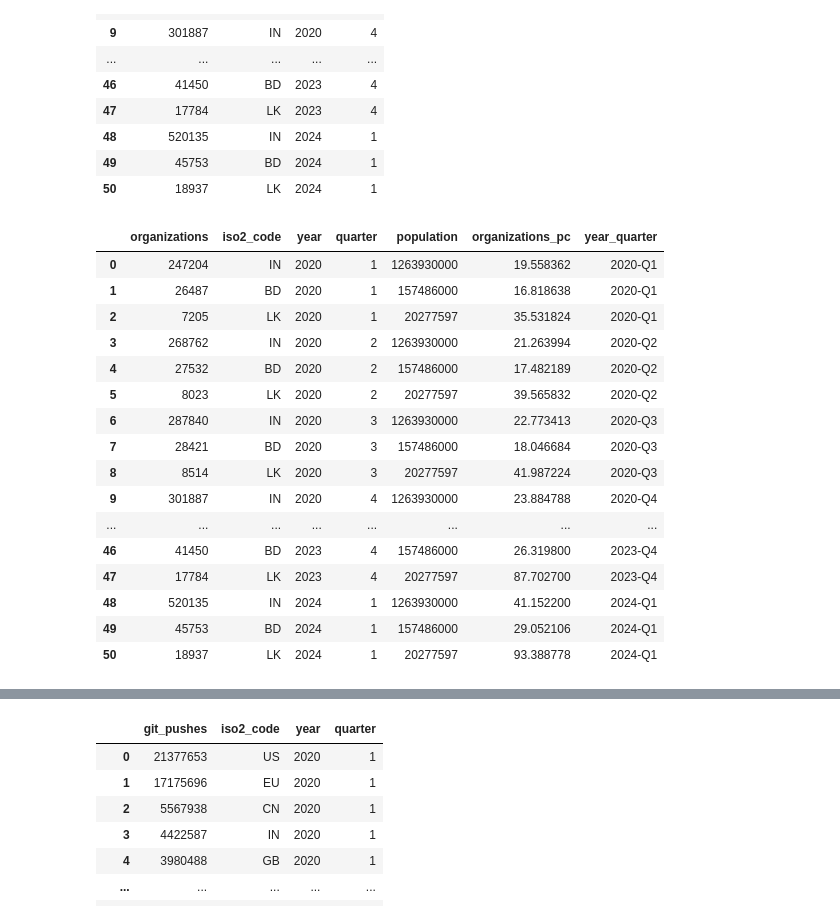
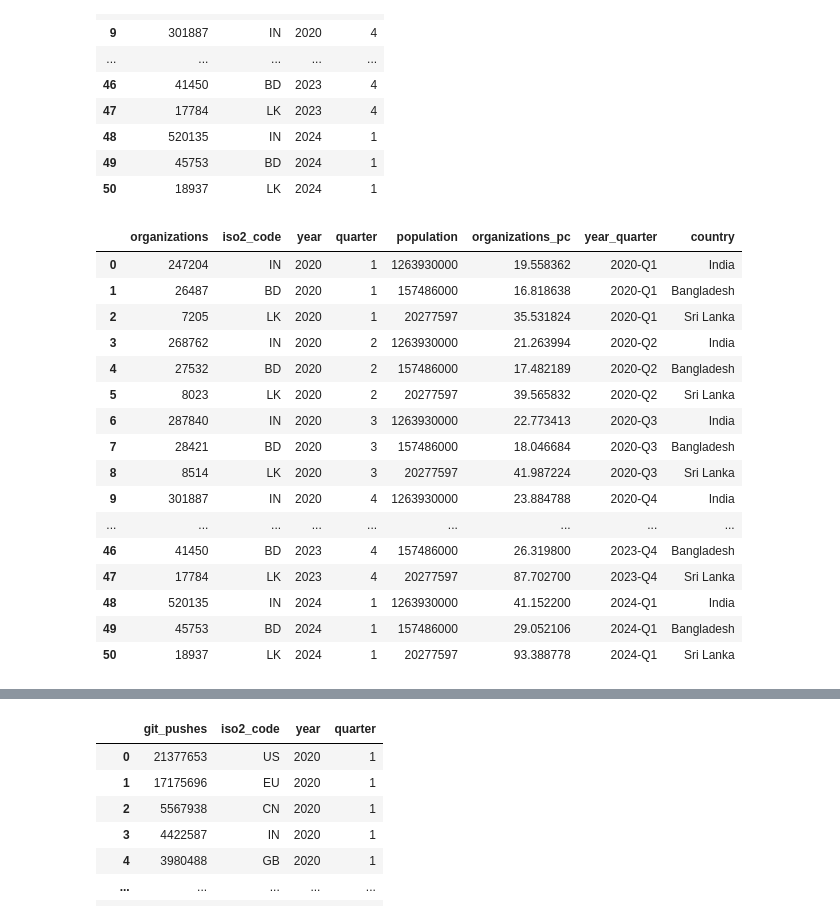
Before and after one commit to ResearchProjectsUG/GPT-Impact-GitHub, a Jupyter notebook: code/label_outcomes.ipynb, the cells around one changed output, grey strips where cells are left out. Drawn from its saved outputs; the diff is of its cells as text; code cells hidden in the pictures.

```diff
--- a/code/label_outcomes.ipynb
+++ b/code/label_outcomes.ipynb
@@ -760,32 +861,42 @@ org_update
 # %%
 # Create population
 org_update["population"] = org_update["iso2_code"].map(country_populations)
 
 # Create organizations_pc
 org_update["organizations_pc"] = (org_update["organizations"] / org_update["population"])*100000
 
 #create year-quarter
 org_update['year_quarter'] = org_update['year'].astype(str) + '-Q' + org_update['quarter'].astype(str)
 
+# Mapeo de códigos ISO a nombres de países
+country_map = {
+    'BD': 'Bangladesh',
+    'IN': 'India',
+    'LK': 'Sri Lanka'
+}
+
+# Crear una nueva columna con los nombres de los países
+org_update['country'] = org_update['iso2_code'].map(country_map)
+
 org_update
 # %% [output]
-|  | organizations | iso2_code | year | quarter | population | organizations_pc | year_quarter |
-| 0 | 247204 | IN | 2020 | 1 | 1263930000 | 19.558362 | 2020-Q1 |
-| 1 | 26487 | BD | 2020 | 1 | 157486000 | 16.818638 | 2020-Q1 |
-| 2 | 7205 | LK | 2020 | 1 | 20277597 | 35.531824 | 2020-Q1 |
-| 3 | 268762 | IN | 2020 | 2 | 1263930000 | 21.263994 | 2020-Q2 |
-| 4 | 27532 | BD | 2020 | 2 | 157486000 | 17.482189 | 2020-Q2 |
-| 5 | 8023 | LK | 2020 | 2 | 20277597 | 39.565832 | 2020-Q2 |
-| 6 | 287840 | IN | 2020 | 3 | 1263930000 | 22.773413 | 2020-Q3 |
-| 7 | 28421 | BD | 2020 | 3 | 157486000 | 18.046684 | 2020-Q3 |
-| 8 | 8514 | LK | 2020 | 3 | 20277597 | 41.987224 | 2020-Q3 |
-| 9 | 301887 | IN | 2020 | 4 | 1263930000 | 23.884788 | 2020-Q4 |
-| ... | ... | ... | ... | ... | ... | ... | ... |
-| 46 | 41450 | BD | 2023 | 4 | 157486000 | 26.319800 | 2023-Q4 |
-| 47 | 17784 | LK | 2023 | 4 | 20277597 | 87.702700 | 2023-Q4 |
-| 48 | 520135 | IN | 2024 | 1 | 1263930000 | 41.152200 | 2024-Q1 |
-| 49 | 45753 | BD | 2024 | 1 | 157486000 | 29.052106 | 2024-Q1 |
-| 50 | 18937 | LK | 2024 | 1 | 20277597 | 93.388778 | 2024-Q1 |
+|  | organizations | iso2_code | year | quarter | population | organizations_pc | year_quarter | country |
+| 0 | 247204 | IN | 2020 | 1 | 1263930000 | 19.558362 | 2020-Q1 | India |
+| 1 | 26487 | BD | 2020 | 1 | 157486000 | 16.818638 | 2020-Q1 | Bangladesh |
+| 2 | 7205 | LK | 2020 | 1 | 20277597 | 35.531824 | 2020-Q1 | Sri Lanka |
+| 3 | 268762 | IN | 2020 | 2 | 1263930000 | 21.263994 | 2020-Q2 | India |
+| 4 | 27532 | BD | 2020 | 2 | 157486000 | 17.482189 | 2020-Q2 | Bangladesh |
+| 5 | 8023 | LK | 2020 | 2 | 20277597 | 39.565832 | 2020-Q2 | Sri Lanka |
+| 6 | 287840 | IN | 2020 | 3 | 1263930000 | 22.773413 | 2020-Q3 | India |
+| 7 | 28421 | BD | 2020 | 3 | 157486000 | 18.046684 | 2020-Q3 | Bangladesh |
+| 8 | 8514 | LK | 2020 | 3 | 20277597 | 41.987224 | 2020-Q3 | Sri Lanka |
+| 9 | 301887 | IN | 2020 | 4 | 1263930000 | 23.884788 | 2020-Q4 | India |
+| ... | ... | ... | ... | ... | ... | ... | ... | ... |
+| 46 | 41450 | BD | 2023 | 4 | 157486000 | 26.319800 | 2023-Q4 | Bangladesh |
+| 47 | 17784 | LK | 2023 | 4 | 20277597 | 87.702700 | 2023-Q4 | Sri Lanka |
+| 48 | 520135 | IN | 2024 | 1 | 1263930000 | 41.152200 | 2024-Q1 | India |
+| 49 | 45753 | BD | 2024 | 1 | 157486000 | 29.052106 | 2024-Q1 | Bangladesh |
+| 50 | 18937 | LK | 2024 | 1 | 20277597 | 93.388778 | 2024-Q1 | Sri Lanka |
 # %%
 alt.Chart(org_update).mark_bar()
 # %% [output]
```
Also changed, not shown: parts of 19 cells of this notebook, 19 other files.
